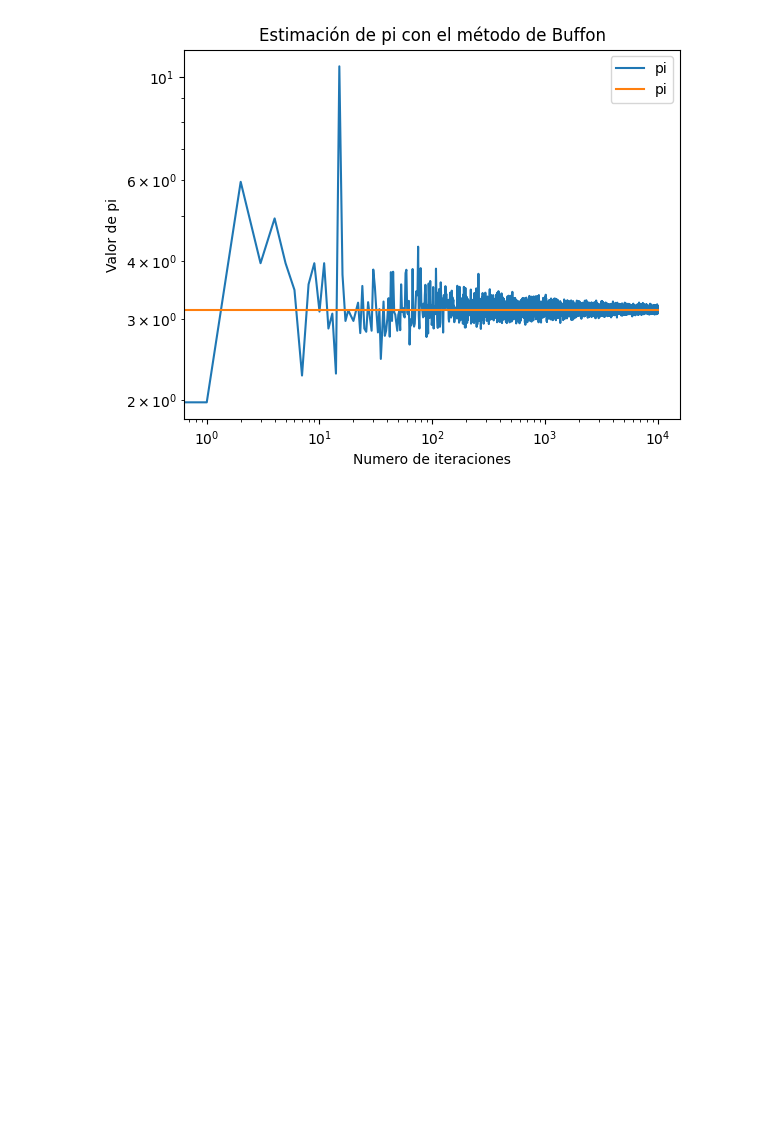
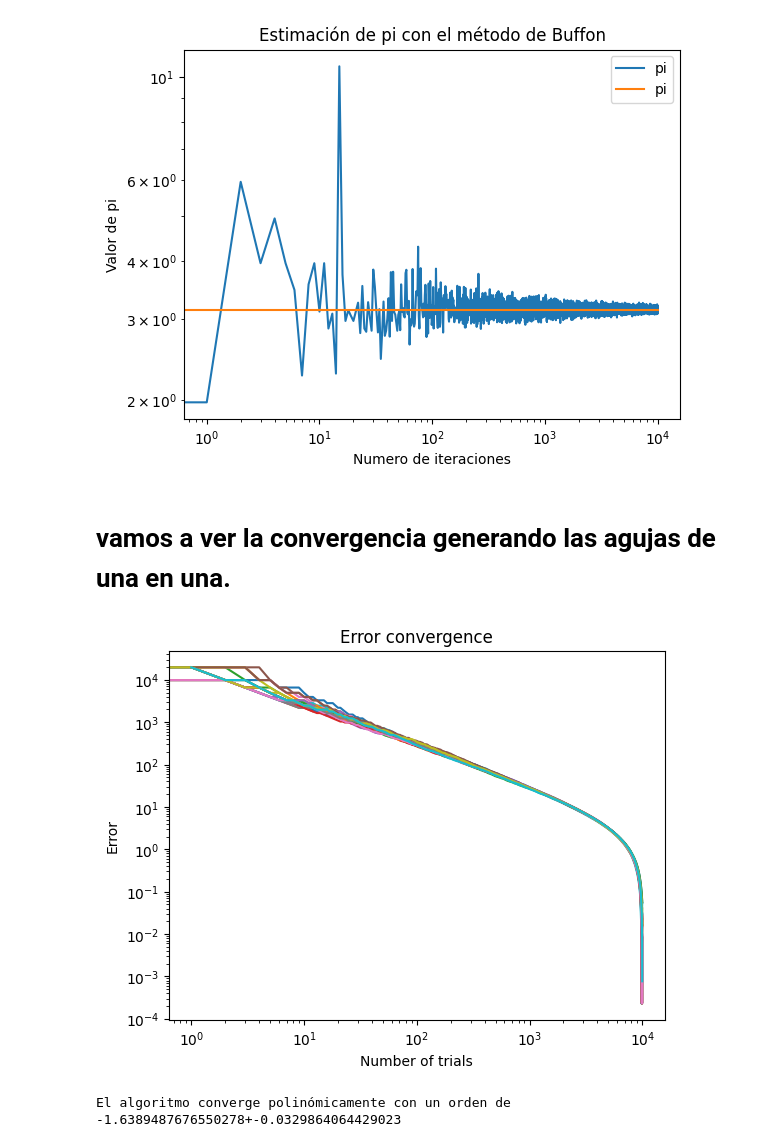
Before and after one commit to FullFran/Optimization-Algorithms, a Jupyter notebook: 2 Números aleatorios, Métodos de Montecarlo/Aguja de Buffon/buffon_needle.ipynb, the cells around one changed output. Cells and saved outputs as stored; diff of their text form; code cells hidden in the pictures; blank space fills up the shorter version.

```diff
--- a/2 Números aleatorios, Métodos de Montecarlo/Aguja de Buffon/buffon_needle.ipynb
+++ b/2 Números aleatorios, Métodos de Montecarlo/Aguja de Buffon/buffon_needle.ipynb
@@ -58,3 +77,24 @@ plt.ylabel('Valor de pi')
 plt.show()
 # %% [output]
 [figure]
+# %% [markdown]
+# vamos a ver la convergencia generando las agujas de una en una.
+# %%
+ex = []
+for i in range(20):
+    pi, err, pi_acum, err_acum = pi_buffon_needle(0.99, 1, 10000)
+    plt.loglog(err_acum, label='d = '+str(0.99))
+    plt.xlabel('Number of trials')
+    plt.ylabel('Error')
+    plt.title('Error convergence')
+    p = np.polyfit(np.log(np.arange(1,len(err_acum)+1)), np.log(err_acum),1)
+    ex.append(p[0])
+plt.show()
+# %% [output]
+[figure, added]
+# %%
+co = np.mean([i for i in ex if not np.isnan(i)])
+err = np.std([i for i in ex if not np.isnan(i)])
+print(f'El algoritmo converge polinómicamente con un orden de {co}+-{err}')
+# %% [output]
+El algoritmo converge polinómicamente con un orden de -1.6389487676550278+-0.0329864064429023
```
Also changed, not shown: parts of 5 cells of this notebook, 6 other files.
